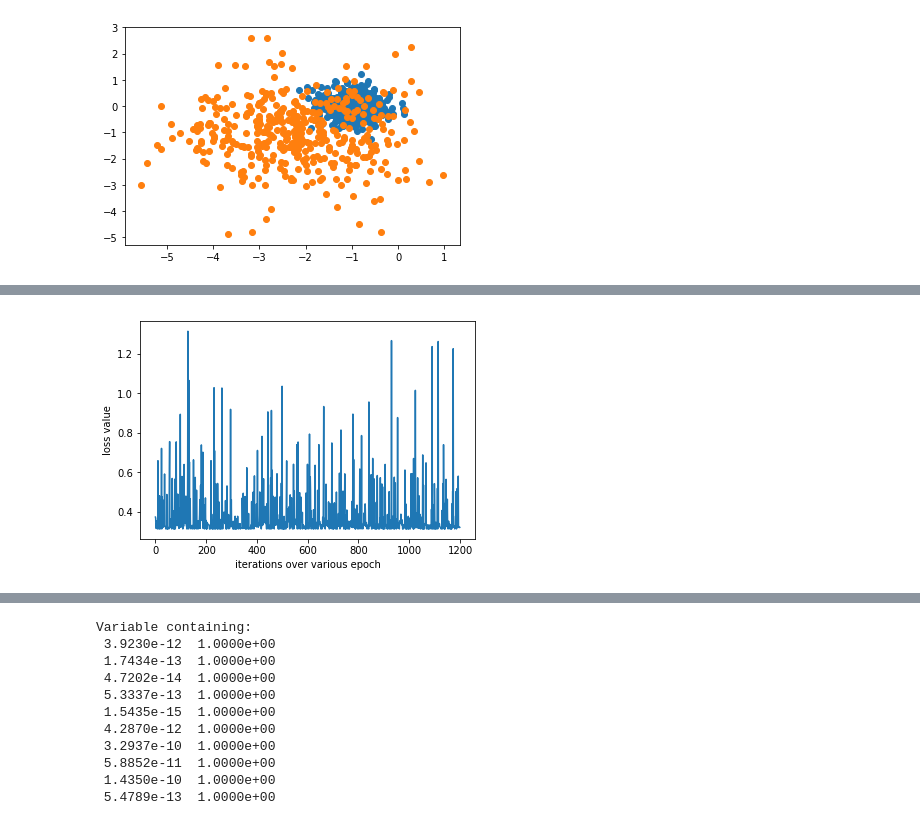
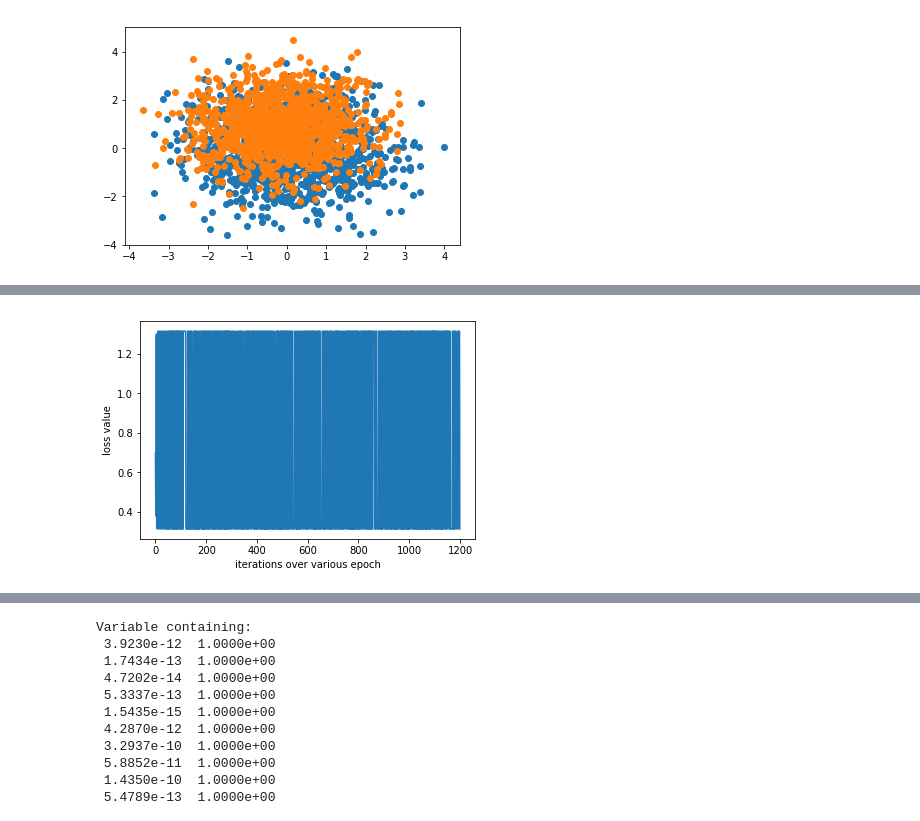
Before and after one commit to udion/gmmGAN, a Jupyter notebook: gaussianClassifier.ipynb, the cells around one changed output, grey strips where cells are left out. Cells and saved outputs as stored; diff of their text form; code cells hidden in the pictures.

Commit message:
triple gaussian trained

```diff
--- a/gaussianClassifier.ipynb
+++ b/gaussianClassifier.ipynb
@@ -15,7 +15,7 @@ import scipy as sp
 #some global paraeters
 in_dim = 2
 nn_dim = 512 #const. throughout
-batchSz = 400
+batchSz = 400*3
 n_epoch = 100
 n_posBatch = 40
 n_negBatch = 40
@@ -142,14 +191,14 @@ d1bar = traindata_genrand()
 # %%
 #how does sample trainbatch look
-td1 = next(d1)
-td1bar = next(d1bar)
+td1 = next(d8)
+td1bar = next(d8bar)
 
 plt.figure()
 plt.scatter(td1[:,0], td1[:,1])
 plt.scatter(td1bar[:,0], td1bar[:,1])
 plt.show()
 # %% [output]
-[figure, old version]
+[figure, new version]
 # %%
 #trying to train
 model = GaussNet().cuda()
@@ -178,6 +227,25 @@ def gettestdata():
         testdata.append((next(d1bar),np.array([0])))
     np.random.shuffle(testdata)
     return testdata
+# %%
+#need to generate both positive and negetive datapoints gaussian mixture data
+def gettraindata_gmm():
+    traindata = []
+    for i in range(n_posBatch):
+        traindata.append((next(d8),np.array([1])))
+    for i in range(n_negBatch):
+        traindata.append((next(d8bar),np.array([0])))
+    np.random.shuffle(traindata)
+    return traindata
+
+def gettestdata_gmm():
+    testdata = []
+    for i in range(1):
+        testdata.append((next(d8),np.array([1])))
+    for i in range(1):
+        testdata.append((next(d8bar),np.array([0])))
+    np.random.shuffle(testdata)
+    return testdata
 # %%
 def plot_loss(losstrack):
     plt.figure()
@@ -191,7 +259,7 @@ n_epoch = 15
 losstrack = []
 accuracy = []
 for eph in range(n_epoch):
-    traindata = gettraindata()
+    traindata = gettraindata_gmm()
     for i in range(n_posBatch+n_negBatch):
         optimizer.zero_grad()
         X,label = traindata[i][0], traindata[i][1]
@@ -211,7 +279,7 @@ for eph in range(n_epoch):
 
     #testing the accuracy of model in this epoch
     print('testing the accuracy of the model right after epoch: {}...'.format(eph))
-    testdata = gettestdata()
+    testdata = gettestdata_gmm()
     correct_cnt = 0
     total_instance = len(testdata)*batchSz
     for i in range(len(testdata)):
@@ -249,4 +317,4 @@ testing the accuracy of the model right after epoch: 14...
-[figure, old version]
+[figure, new version]
 # %%
 plt.plot(accuracy)
 plt.show()
```
Also changed, not shown: parts of 9 cells of this notebook, 1 other file.
